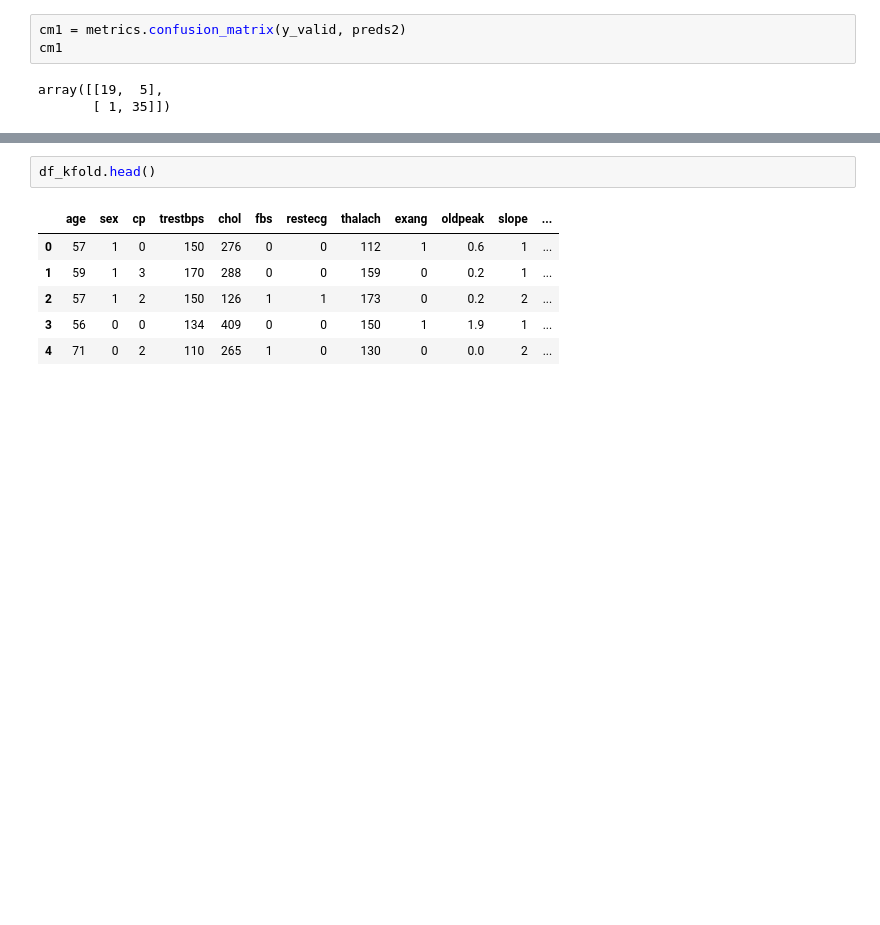
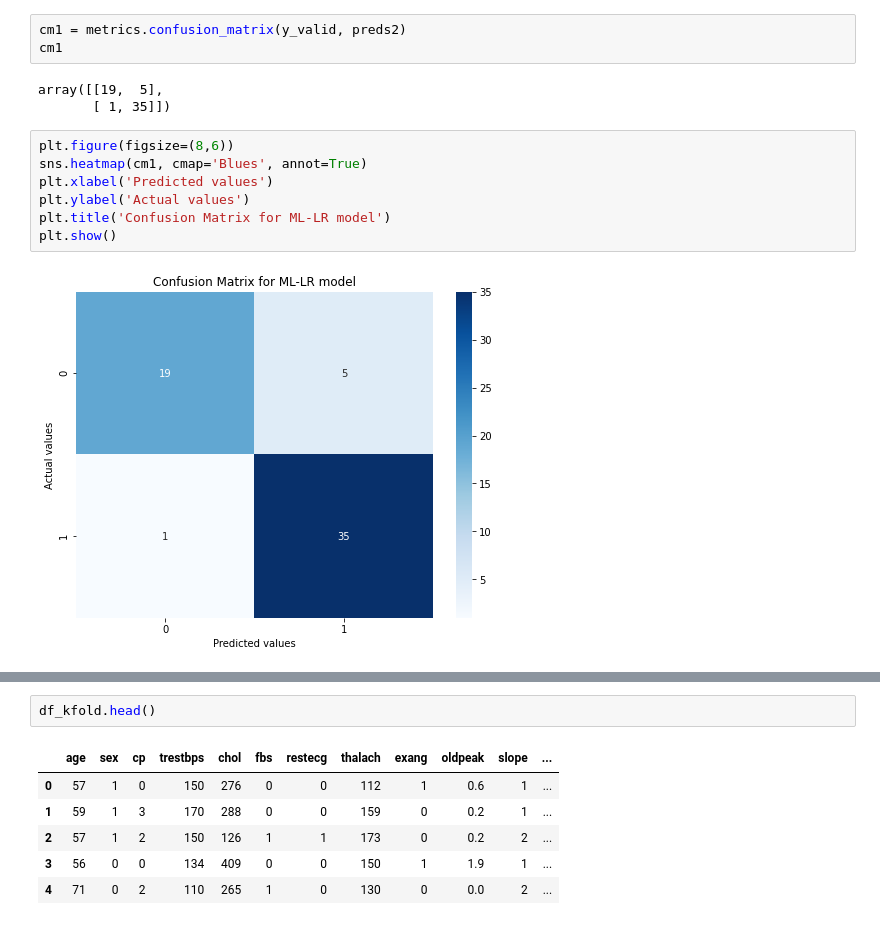
Before and after one commit to vivekgohel56/Heart-disease-prediction-using-ML-and-DL, a Jupyter notebook: Heart_diesease_prediction.ipynb, the cells around one changed output, grey strips where cells are left out. Cells and saved outputs as stored; diff of their text form; blank space fills up the shorter version.

```diff
--- a/Heart_diesease_prediction.ipynb
+++ b/Heart_diesease_prediction.ipynb
@@ -571,4 +580,13 @@ cm1
 # %% [output]
 array([[19,  5],
        [ 1, 35]])
+# %%
+plt.figure(figsize=(8,6))
+sns.heatmap(cm1, cmap='Blues', annot=True)
+plt.xlabel('Predicted values')
+plt.ylabel('Actual values')
+plt.title('Confusion Matrix for ML-LR model')
+plt.show()
+# %% [output]
+[figure, added]
 # %%
```
Also changed, not shown: parts of 18 cells of this notebook.
